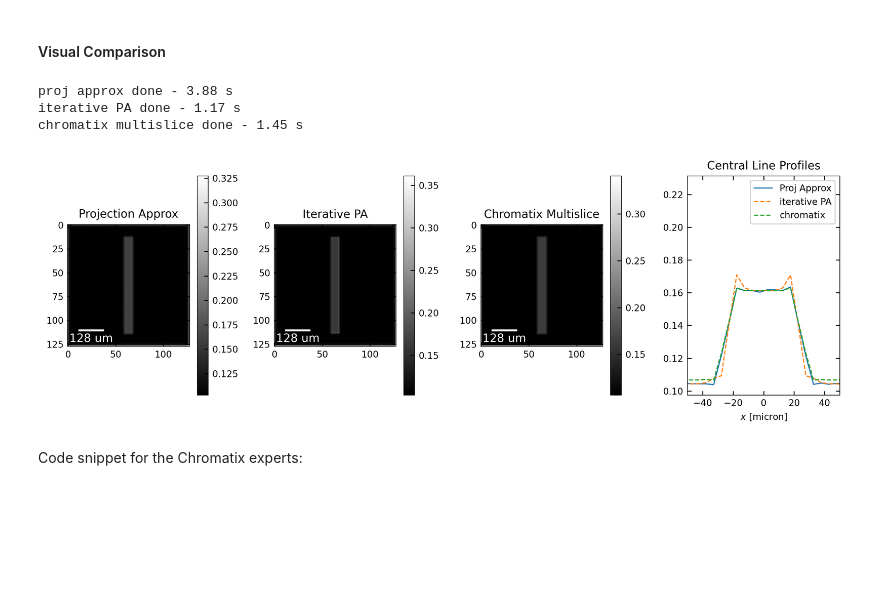
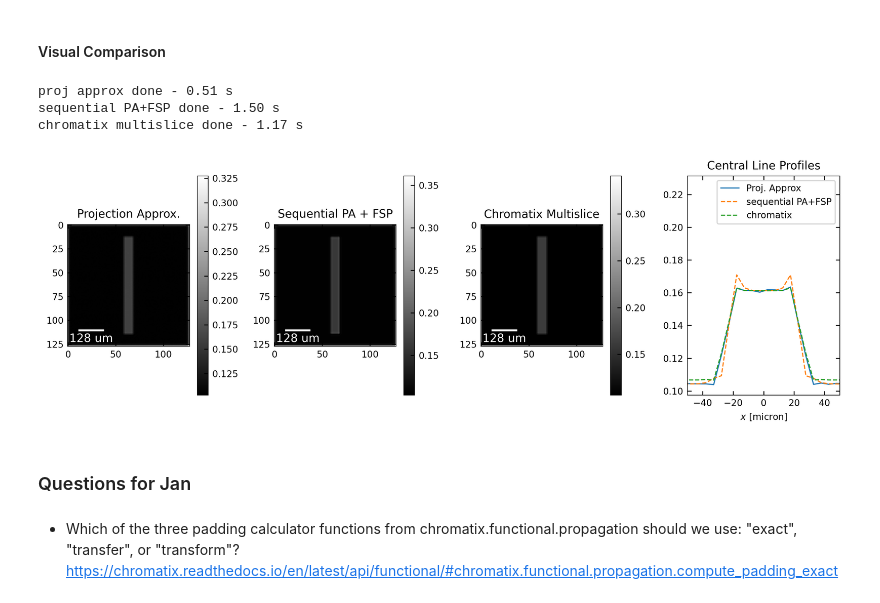
Before and after one commit to gjadick/spectral-xpci, a Jupyter notebook: comparing-two-multislice-functions.ipynb, the cells around one changed output. Saved outputs shown, nothing was run; the diff lists cells and outputs as text; code cells hidden in the pictures; blank space fills up the shorter version.

Commit message:
questions for jan

```diff
--- a/comparing-two-multislice-functions.ipynb
+++ b/comparing-two-multislice-functions.ipynb
@@ -89,20 +87,26 @@ def simulate_multislice_chromatix(obj_beta, obj_delta, phantom_dx, phantom_dz, p
     # modulate field thru sample
     exit_field = cx.multislice_thick_sample(field, obj_beta, obj_delta, n_avg, phantom_dz, N_pad)
 
+    #          multislice_thick_sample(field, absorption_stack, dn_stack, n, thickness_per_slice, N_pad)
+    #          phantom_dz = thickness/Nz
+    #          "Use padding calculator utilities from chromatix.functional.propagation to calculate the padding"
+
     # propagate thru free space to the detector
     det_field = cx.transfer_propagate(exit_field, propdist, n_medium, N_pad, cval=cval, mode='same')
 
     # resample from phantom resolution -> detector resolution (pixel sizes don't necessarily match)
     det_resample_func = init_plane_resample(det_shape, (det_dx, det_dx), resampling_method='linear')
     img_ms = det_resample_func(det_field.intensity.squeeze()[...,None,None], field.dx.ravel()[:1])[...,0,0]
-    # normalization by inspection for comparison:
+    # normalization by inspection for comparison, aka "janky normalization":
     img_ms /= (img_ms.ravel()[0] * 3)
     img_ms += 0.007
 
     if noise:
         # add noise and PSF blur
-        img_ms = jax.random.poisson(key, I0*img_ms, img_ms.shape) / I0 # noise
-        img_ms = apply_psf(img_ms, fov, det_dx, psf=det_psf, fwhm=det_fwhm, kernel_width=0.1)
+        if I0 is not None:
+            img_ms = jax.random.poisson(key, I0*img_ms, img_ms.shape) / I0 # noise
+        if det_psf is not None:
+            img_ms = apply_psf(img_ms, fov, det_dx, psf=det_psf, fwhm=det_fwhm, kernel_width=0.1)
 
     return img_ms
 # %%
@@ -239,7 +243,7 @@ print(f'proj approx done - {time() - t0:.2f} s')
 t0 = time()
 img_ms_approx = simulate_multislice_PA(obj_beta, obj_delta, dx, dz, N, Nz, det_shape, det_dx, det_fwhm,
                                        energy, propdist, I0, det_psf=det_psf, noise=False)
-print(f'iterative PA done - {time() - t0:.2f} s')
+print(f'sequential PA+FSP done - {time() - t0:.2f} s')
 
 t0 = time()
 img_ms_chromatix = simulate_multislice_chromatix(obj_beta, obj_delta, dx, dz, N, Nz, det_shape, det_dx, det_fwhm,
@@ -250,40 +254,38 @@ print(f'chromatix multislice done - {time() - t0:.2f} s')
 fig, ax = plt.subplots(nrows=1, ncols=4, figsize=[10,3.5], dpi=300)
 kw = {'cmap':'gray'} # from inspection , 'vmin':0.1, 'vmax':0.18
 
 
-ax[0].set_title('Projection Approx')
+ax[0].set_title('Projection Approx.')
 m = ax[0].imshow(img_approx, **kw)
 fig.colorbar(m, ax=ax[0])
 
-ax[1].set_title('Iterative PA')
+ax[1].set_title('Sequential PA + FSP')
 m = ax[1].imshow(img_ms_approx, **kw)
 fig.colorbar(m, ax=ax[1])
 
 ax[2].set_title('Chromatix Multislice')
 m = ax[2].imshow(img_ms_chromatix, **kw)
 fig.colorbar(m, ax=ax[2])
 
 for i in range(3):  # for the first three axes...
     add_scalebar(ax[i], 0.2, det_shape[0], det_dx*1e6, 'um', color='w')
     # ax[i].axis('off')  # get rid of the x and y ticks
 
 ax[3].set_title('Central Line Profiles')
 i_row = int((det_shape[0])/2)
 x = 1e6 * np.linspace(-det_fov/2, det_fov/2, det_shape[0])
 ax[3].set_xlabel('$x$ [micron]')
 ax[3].set_xlim(-fiber_width*1e6, fiber_width*1e6)  # zoom into the fiber width
 #ax[3].set_ylim(kw['vmin'], kw['vmax'])
-ax[3].plot(x, img_approx[i_row], linestyle='-', label='Proj Approx')
-ax[3].plot(x, img_ms_approx[i_row], linestyle='--', label='iterative PA')
+ax[3].plot(x, img_approx[i_row], linestyle='-', label='Proj. Approx')
+ax[3].plot(x, img_ms_approx[i_row], linestyle='--', label='sequential PA+FSP')
 ax[3].plot(x, img_ms_chromatix[i_row], linestyle='--', label='chromatix')
 ax[3].legend()
 
 fig.tight_layout()
 plt.show()
 # %% [output]
-proj approx done - 3.88 s
-iterative PA done - 1.17 s
-chromatix multislice done - 1.45 s
+proj approx done - 0.51 s
+sequential PA+FSP done - 1.50 s
+chromatix multislice done - 1.17 s
-[figure, old version]
+[figure, new version]
-# %% [markdown]
-Code snippet for the Chromatix experts:
@@ -352,0 +292,2 @@ Code snippet for the Chromatix experts:
+# %% [markdown]
+### Questions for Jan
@@ -352,0 +311,2 @@ Code snippet for the Chromatix experts:
+# %% [markdown]
+* Which of the three padding calculator functions from chromatix.functional.propagation should we use: "exact", "transfer", or "transform"? https://chromatix.readthedocs.io/en/latest/api/functional/#chromatix.functional.propagation.compute_padding_exact
```
Also changed, not shown: parts of 4 cells of this notebook, 1 other file.
